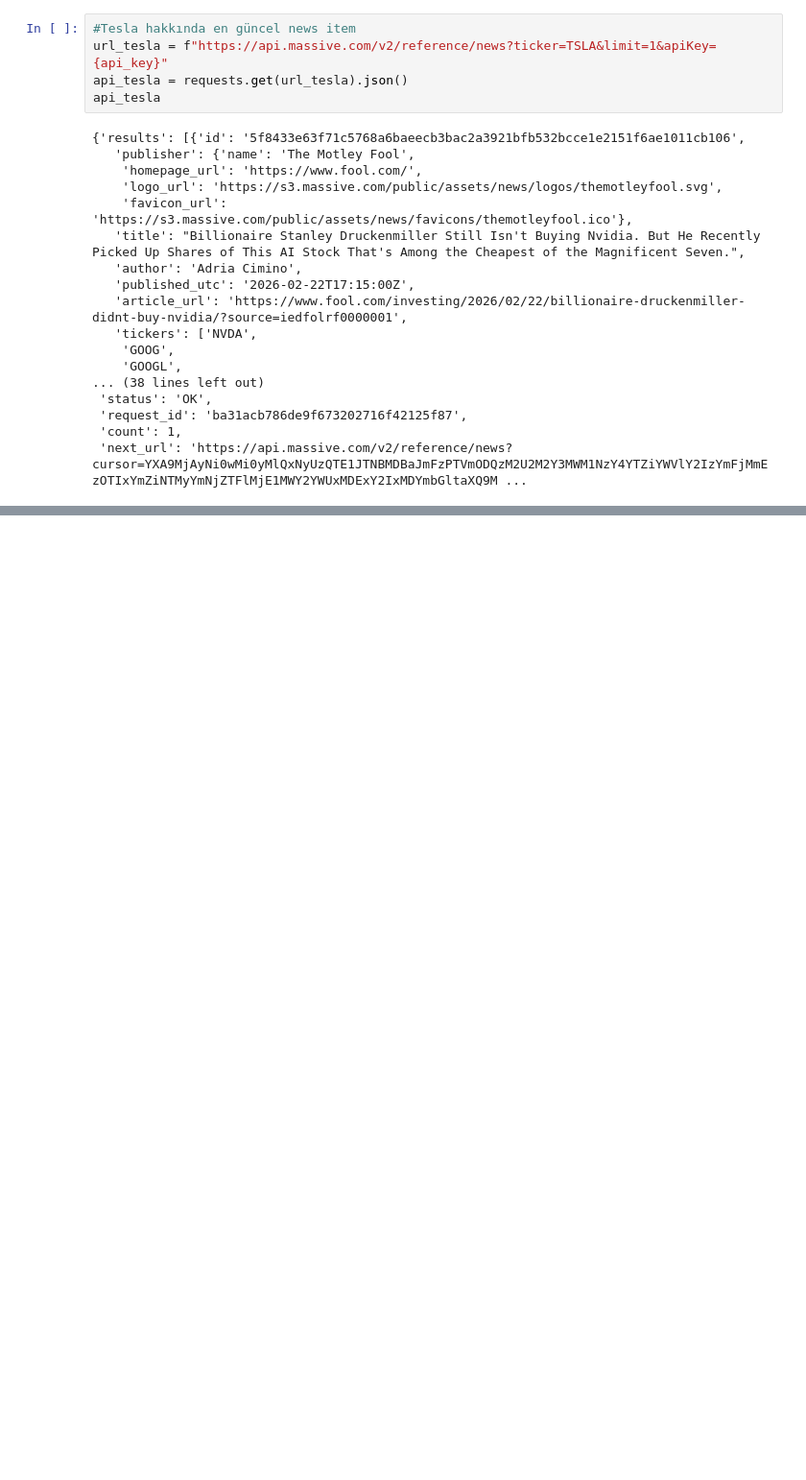
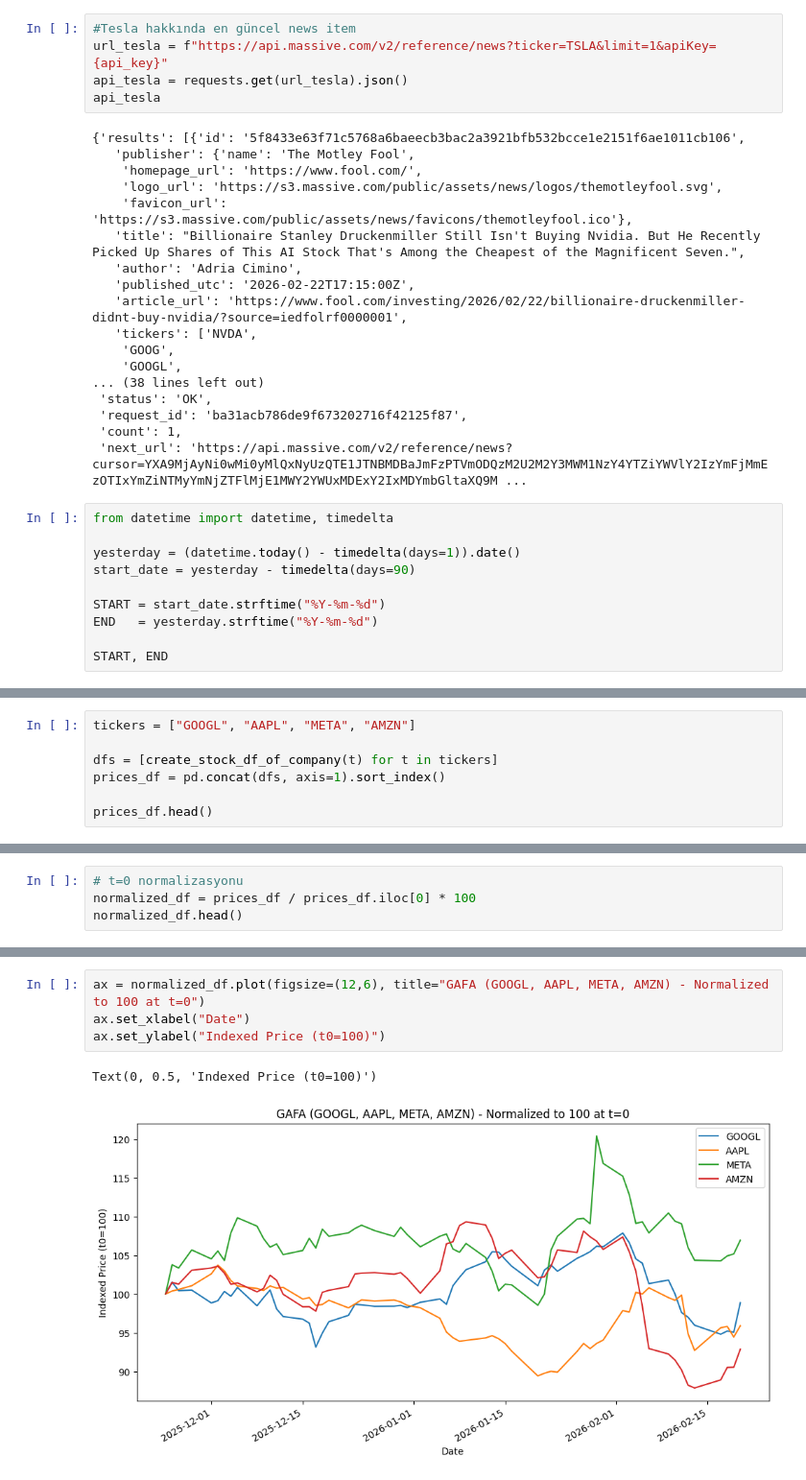
Before and after one commit to buseozgur/data-stock-market, a Jupyter notebook: stocks.ipynb, the cells around one changed output, grey strips where cells are left out. Shown at 96% size. Saved outputs shown, nothing was run; the diff lists cells and outputs as text; blank space fills up the shorter version.

```diff
--- a/stocks.ipynb
+++ b/stocks.ipynb
@@ -201,3 +201,13 @@ api_tesla
  'request_id': 'ba31acb786de9f673202716f42125f87',
  'count': 1,
  'next_url': 'https://api.massive.com/v2/reference/news?cursor=YXA9MjAyNi0wMi0yMlQxNyUzQTE1JTNBMDBaJmFzPTVmODQzM2U2M2Y3MWM1NzY4YTZiYWVlY2IzYmFjMmEzOTIxYmZiNTMyYmNjZTFlMjE1MWY2YWUxMDExY2IxMDYmbGltaXQ9M ...
+# %%
+from datetime import datetime, timedelta
+
+yesterday = (datetime.today() - timedelta(days=1)).date()
+start_date = yesterday - timedelta(days=90)
+
+START = start_date.strftime("%Y-%m-%d")
+END   = yesterday.strftime("%Y-%m-%d")
+
+START, END
@@ -203,0 +255,7 @@ api_tesla
+# %%
+tickers = ["GOOGL", "AAPL", "META", "AMZN"]
+
+dfs = [create_stock_df_of_company(t) for t in tickers]
+prices_df = pd.concat(dfs, axis=1).sort_index()
+
+prices_df.head()
@@ -203,0 +270,4 @@ api_tesla
+# %%
+# t=0 normalizasyonu
+normalized_df = prices_df / prices_df.iloc[0] * 100
+normalized_df.head()
@@ -203,0 +282,7 @@ api_tesla
+# %%
+ax = normalized_df.plot(figsize=(12,6), title="GAFA (GOOGL, AAPL, META, AMZN) - Normalized to 100 at t=0")
+ax.set_xlabel("Date")
+ax.set_ylabel("Indexed Price (t0=100)")
+# %% [output]
+Text(0, 0.5, 'Indexed Price (t0=100)')
+[figure, added]
```
Also changed, not shown: parts of 4 cells of this notebook.
